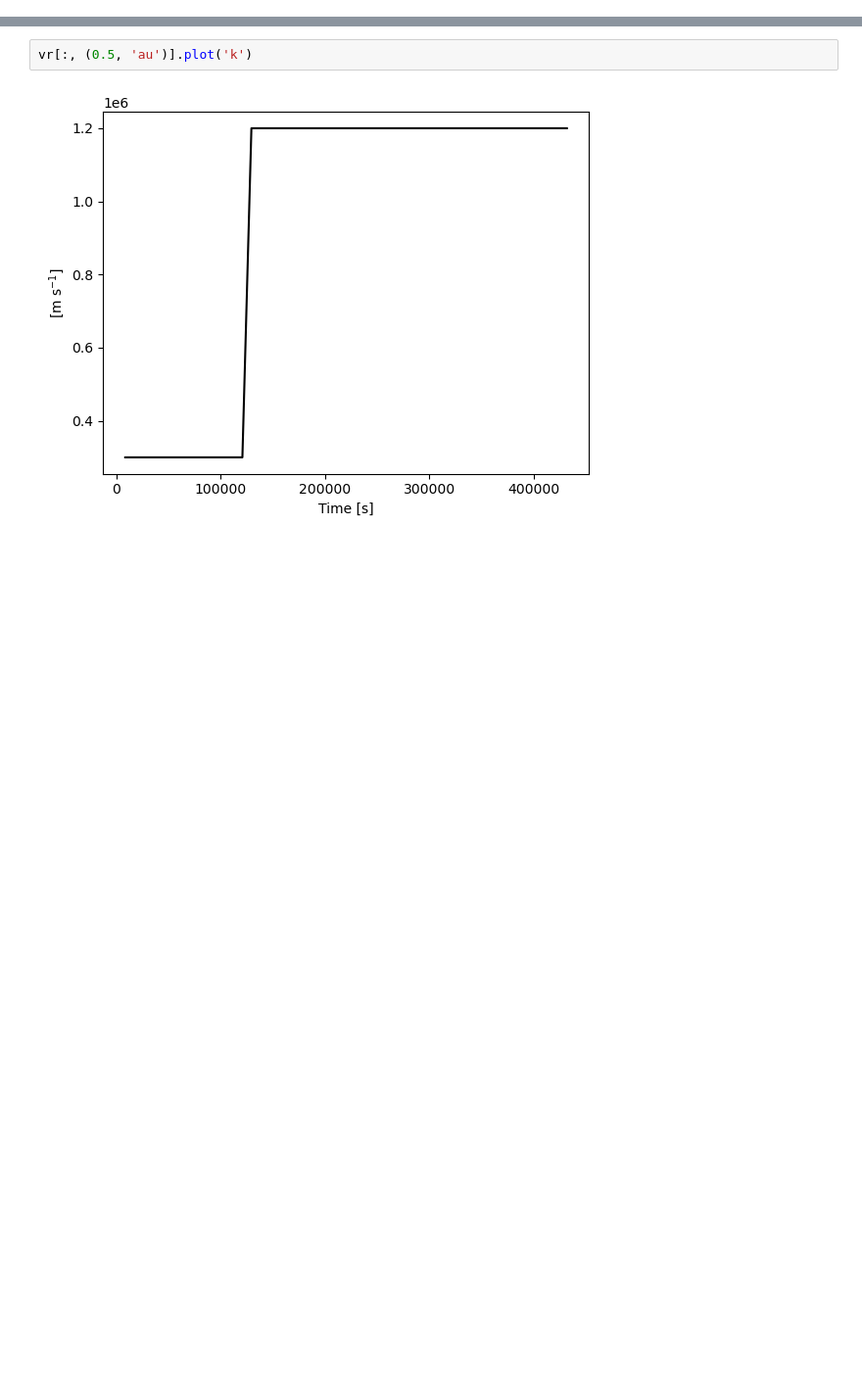
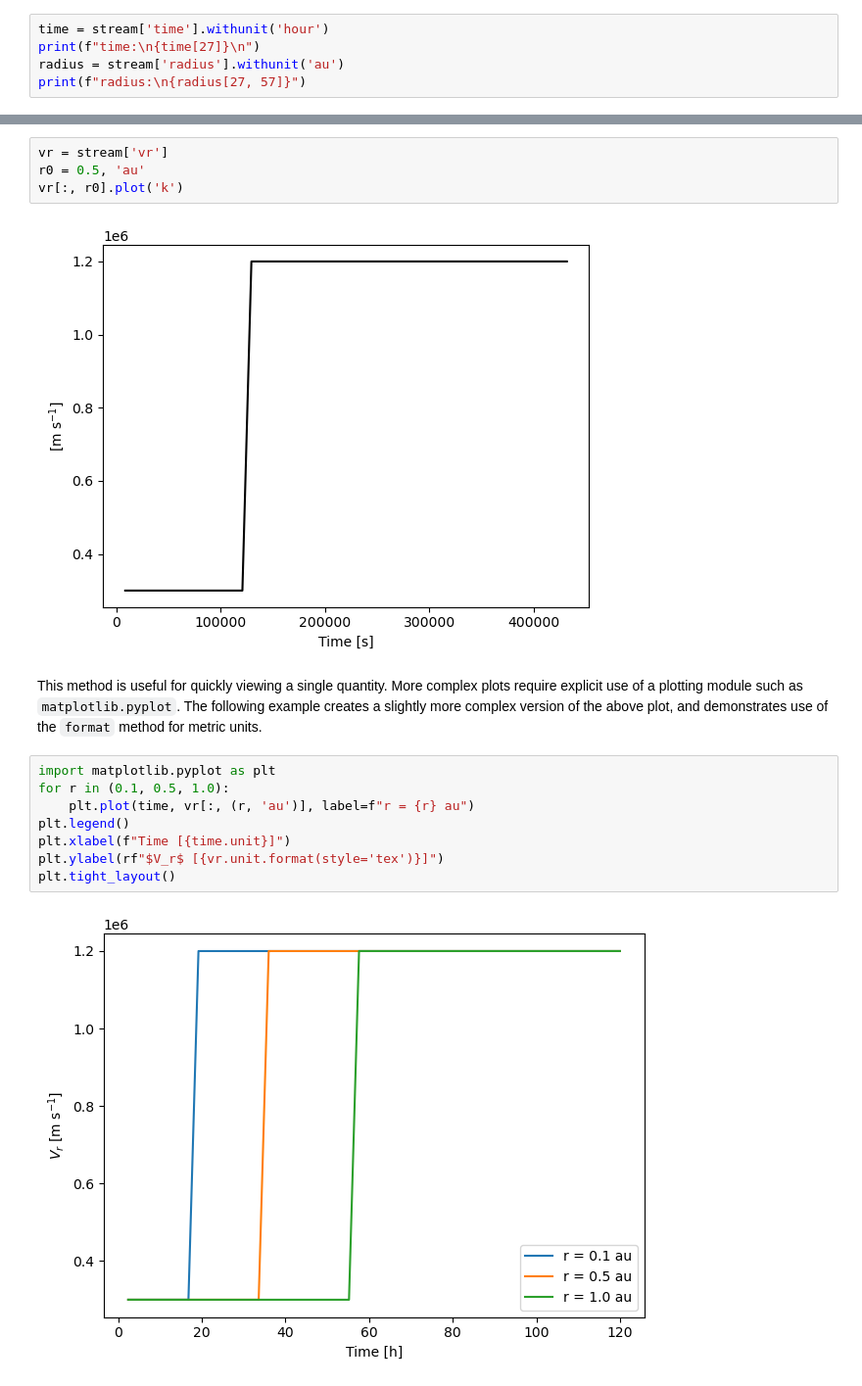
Before and after one commit to myoung-space-science/eprempy, a Jupyter notebook: examples/readme-usage.ipynb, the cells around one changed output, grey strips where cells are left out. Shown: that part at 98% size. Drawn from its saved outputs; the diff is of its cells as text; blank space fills up the shorter version.

Commit message:
docs: extend usage examples for README

```diff
--- a/examples/readme-usage.ipynb
+++ b/examples/readme-usage.ipynb
@@ -44,0 +68,5 @@ Quantity(unit='m s^-1', dimensions={'time', 'shell'})
+# %%
+time = stream['time'].withunit('hour')
+print(f"time:\n{time[27]}\n")
+radius = stream['radius'].withunit('au')
+print(f"radius:\n{radius[27, 57]}")
@@ -45,4 +120,18 @@ Quantity(unit='m s^-1', dimensions={'time', 'shell'})
 # %%
-vr[:, (0.5, 'au')].plot('k')
+vr = stream['vr']
+r0 = 0.5, 'au'
+vr[:, r0].plot('k')
 # %% [output]
 [figure]
+# %% [markdown]
+This method is useful for quickly viewing a single quantity. More complex plots require explicit use of a plotting module such as `matplotlib.pyplot`. The following example creates a slightly more complex version of the above plot, and demonstrates use of the `format` method for metric units.
+# %%
+import matplotlib.pyplot as plt
+for r in (0.1, 0.5, 1.0):
+    plt.plot(time, vr[:, (r, 'au')], label=f"r = {r} au")
+plt.legend()
+plt.xlabel(f"Time [{time.unit}]")
+plt.ylabel(rf"$V_r$ [{vr.unit.format(style='tex')}]")
+plt.tight_layout()
+# %% [output]
+[figure, added]
```
Also changed, not shown: parts of 16 cells of this notebook, 4 other files.
